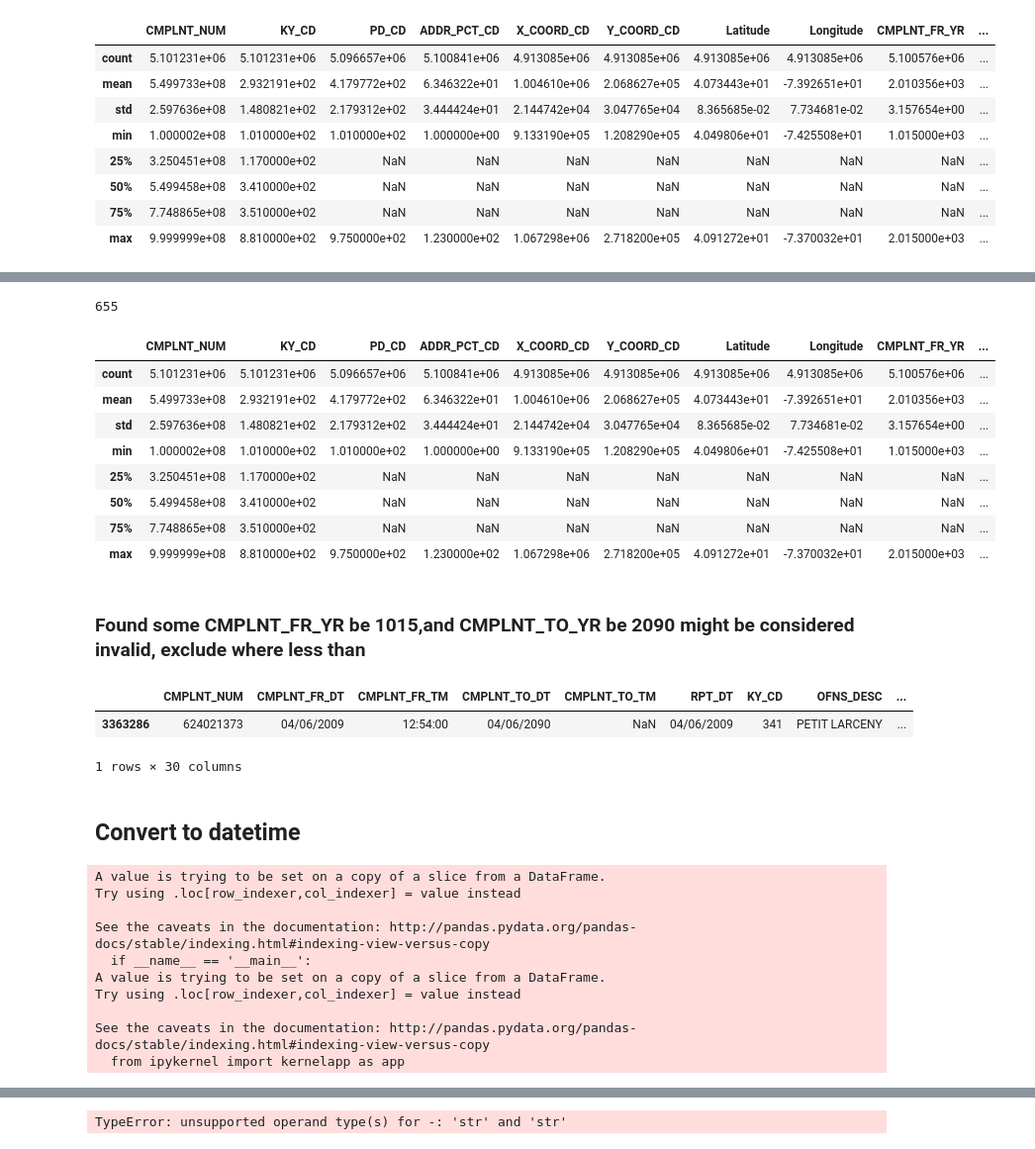
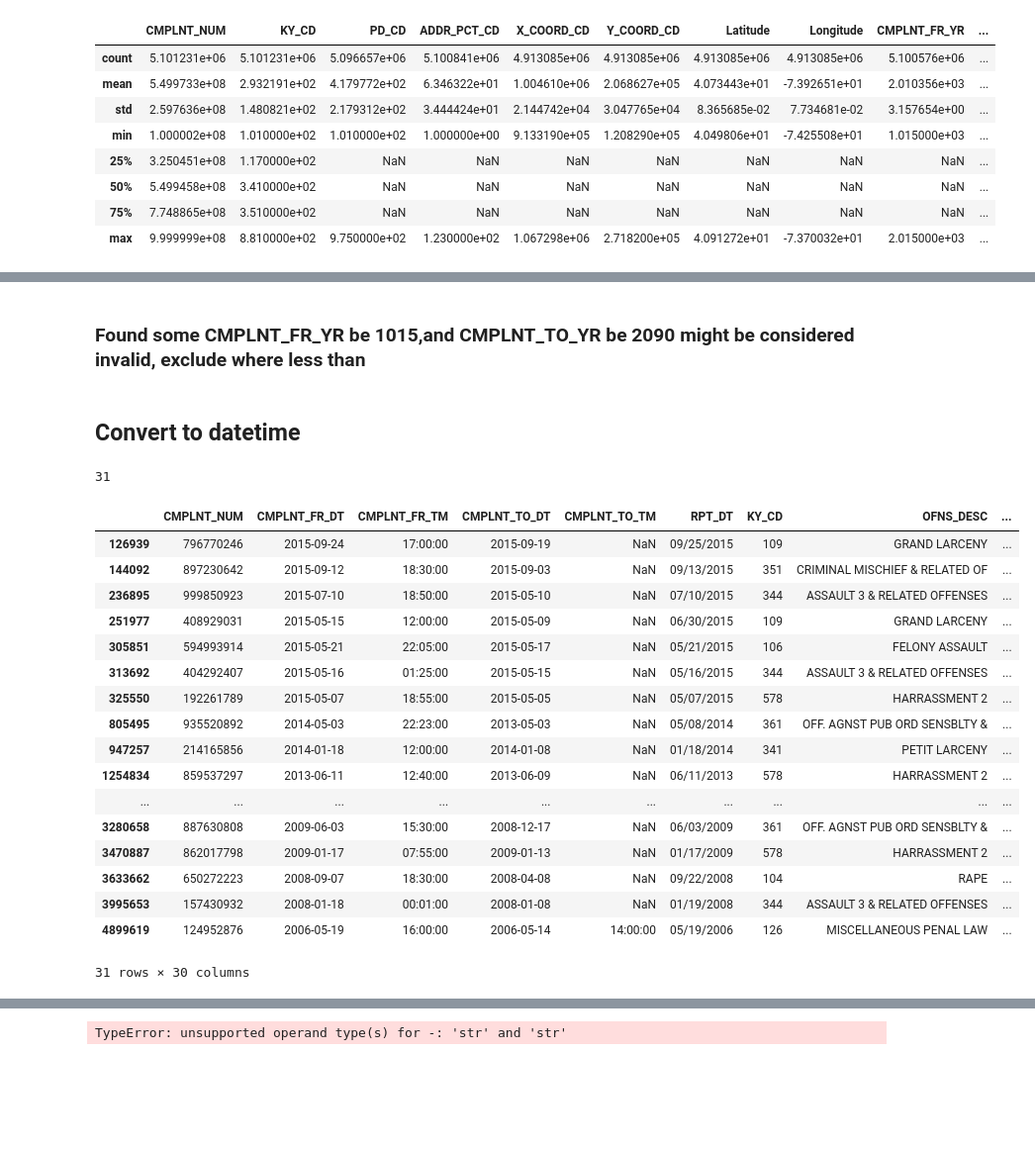
Before and after one commit to WangVictor/BigDataProject, a Jupyter notebook: DataExploration.ipynb, the cells around one changed output, grey strips where cells are left out. Shown at 99% size. Saved outputs shown, nothing was run; the diff lists cells and outputs as text; code cells hidden in the pictures; blank space fills up the shorter version.

Commit message:
add data label and clean

```diff
--- a/DataExploration.ipynb
+++ b/DataExploration.ipynb
@@ -130,3 +125,0 @@ cleaned_data=data[(data["CMPLNT_FR_YR"]>1900) & (data["CMPLNT_TO_YR"]<2020)
-# %%
-cleaned_data["CMPLNT_FR_DT"]=pd.to_datetime(cleaned_data["CMPLNT_FR_DT"],errors="coerce",format="%m/%d/%Y")
-cleaned_data["CMPLNT_TO_DT"]=pd.to_datetime(cleaned_data["CMPLNT_TO_DT"],errors="coerce",format="%m/%d/%Y")
@@ -147 +126,3 @@ cleaned_data.CMPLNT_FR_DT=pd.to_datetime(cleaned_data.CMPLNT_FR_DT,errors="coerc
+# %%
+cleaned_data.drop(cleaned_data.index[drop_index],inplace=True)
 # %%
@@ -167,26 +140,2 @@ dtype: object
-# %%
-sum(data.CMPLNT_FR_DT.isnull())
-# %% [output]
-655
-# %%
-data.describe()
-# %% [output]
-|  | CMPLNT_NUM | KY_CD | PD_CD | ADDR_PCT_CD | X_COORD_CD | Y_COORD_CD | Latitude | Longitude | CMPLNT_FR_YR | ... |
-| count | 5.101231e+06 | 5.101231e+06 | 5.096657e+06 | 5.100841e+06 | 4.913085e+06 | 4.913085e+06 | 4.913085e+06 | 4.913085e+06 | 5.100576e+06 | ... |
-| mean | 5.499733e+08 | 2.932191e+02 | 4.179772e+02 | 6.346322e+01 | 1.004610e+06 | 2.068627e+05 | 4.073443e+01 | -7.392651e+01 | 2.010356e+03 | ... |
-| std | 2.597636e+08 | 1.480821e+02 | 2.179312e+02 | 3.444424e+01 | 2.144742e+04 | 3.047765e+04 | 8.365685e-02 | 7.734681e-02 | 3.157654e+00 | ... |
-| min | 1.000002e+08 | 1.010000e+02 | 1.010000e+02 | 1.000000e+00 | 9.133190e+05 | 1.208290e+05 | 4.049806e+01 | -7.425508e+01 | 1.015000e+03 | ... |
-| 25% | 3.250451e+08 | 1.170000e+02 | NaN | NaN | NaN | NaN | NaN | NaN | NaN | ... |
-| 50% | 5.499458e+08 | 3.410000e+02 | NaN | NaN | NaN | NaN | NaN | NaN | NaN | ... |
-| 75% | 7.748865e+08 | 3.510000e+02 | NaN | NaN | NaN | NaN | NaN | NaN | NaN | ... |
-| max | 9.999999e+08 | 8.810000e+02 | 9.750000e+02 | 1.230000e+02 | 1.067298e+06 | 2.718200e+05 | 4.091272e+01 | -7.370032e+01 | 2.015000e+03 | ... |
 # %% [markdown]
 ### Found some CMPLNT_FR_YR be 1015,and CMPLNT_TO_YR be 2090 might be considered invalid, exclude where less than
-# %%
-data[data["CMPLNT_TO_YR"]>2020]
-# %% [output]
-|  | CMPLNT_NUM | CMPLNT_FR_DT | CMPLNT_FR_TM | CMPLNT_TO_DT | CMPLNT_TO_TM | RPT_DT | KY_CD | OFNS_DESC | ... |
-| 3363286 | 624021373 | 04/06/2009 | 12:54:00 | 04/06/2090 | NaN | 04/06/2009 | 341 | PETIT LARCENY | ... |
-1 rows × 30 columns
-# %%
-cleaned_data=data[(data["CMPLNT_FR_YR"]>1900) & (data["CMPLNT_TO_YR"]<2020)]
@@ -197,15 +146,31 @@ sum(cleaned_data.CMPLNT_FR_DT.isnull())
+# %%
+cleaned_data.CMPLNT_TO_DT = pd.to_datetime(cleaned_data.CMPLNT_TO_DT,errors="coerce",format="%m/%d/%Y")
+# %%
+sum(((cleaned_data.CMPLNT_FR_DT-cleaned_data.CMPLNT_TO_DT)/np.timedelta64(1, 'D'))>0)
+# %% [output]
+31
+# %%
+cleaned_data[((cleaned_data.CMPLNT_FR_DT-cleaned_data.CMPLNT_TO_DT)/np.timedelta64(1, 'D'))>0]
+# %% [output]
+|  | CMPLNT_NUM | CMPLNT_FR_DT | CMPLNT_FR_TM | CMPLNT_TO_DT | CMPLNT_TO_TM | RPT_DT | KY_CD | OFNS_DESC | ... |
+| 126939 | 796770246 | 2015-09-24 | 17:00:00 | 2015-09-19 | NaN | 09/25/2015 | 109 | GRAND LARCENY | ... |
+| 144092 | 897230642 | 2015-09-12 | 18:30:00 | 2015-09-03 | NaN | 09/13/2015 | 351 | CRIMINAL MISCHIEF & RELATED OF | ... |
+| 236895 | 999850923 | 2015-07-10 | 18:50:00 | 2015-05-10 | NaN | 07/10/2015 | 344 | ASSAULT 3 & RELATED OFFENSES | ... |
+| 251977 | 408929031 | 2015-05-15 | 12:00:00 | 2015-05-09 | NaN | 06/30/2015 | 109 | GRAND LARCENY | ... |
+| 305851 | 594993914 | 2015-05-21 | 22:05:00 | 2015-05-17 | NaN | 05/21/2015 | 106 | FELONY ASSAULT | ... |
+| 313692 | 404292407 | 2015-05-16 | 01:25:00 | 2015-05-15 | NaN | 05/16/2015 | 344 | ASSAULT 3 & RELATED OFFENSES | ... |
+| 325550 | 192261789 | 2015-05-07 | 18:55:00 | 2015-05-05 | NaN | 05/07/2015 | 578 | HARRASSMENT 2 | ... |
+| 805495 | 935520892 | 2014-05-03 | 22:23:00 | 2013-05-03 | NaN | 05/08/2014 | 361 | OFF. AGNST PUB ORD SENSBLTY & | ... |
+| 947257 | 214165856 | 2014-01-18 | 12:00:00 | 2014-01-08 | NaN | 01/18/2014 | 341 | PETIT LARCENY | ... |
+| 1254834 | 859537297 | 2013-06-11 | 12:40:00 | 2013-06-09 | NaN | 06/11/2013 | 578 | HARRASSMENT 2 | ... |
+| ... | ... | ... | ... | ... | ... | ... | ... | ... | ... |
+| 3280658 | 887630808 | 2009-06-03 | 15:30:00 | 2008-12-17 | NaN | 06/03/2009 | 361 | OFF. AGNST PUB ORD SENSBLTY & | ... |
+| 3470887 | 862017798 | 2009-01-17 | 07:55:00 | 2009-01-13 | NaN | 01/17/2009 | 578 | HARRASSMENT 2 | ... |
+| 3633662 | 650272223 | 2008-09-07 | 18:30:00 | 2008-04-08 | NaN | 09/22/2008 | 104 | RAPE | ... |
+| 3995653 | 157430932 | 2008-01-18 | 00:01:00 | 2008-01-08 | NaN | 01/19/2008 | 344 | ASSAULT 3 & RELATED OFFENSES | ... |
+| 4899619 | 124952876 | 2006-05-19 | 16:00:00 | 2006-05-14 | 14:00:00 | 05/19/2006 | 126 | MISCELLANEOUS PENAL LAW | ... |
+31 rows × 30 columns
 # %%
-cleaned_data["begin_datetime"]=cleaned_data.CMPLNT_FR_DT+" "+cleaned_data.CMPLNT_FR_TM
-cleaned_data["end_datetime"]=cleaned_data.CMPLNT_TO_DT+" "+cleaned_data.CMPLNT_TO_TM
+# cleaned_data["begin_datetime"]=cleaned_data.CMPLNT_FR_DT+" "+cleaned_data.CMPLNT_FR_TM
+# cleaned_data["end_datetime"]=cleaned_data.CMPLNT_TO_DT+" "+cleaned_data.CMPLNT_TO_TM
-# %% [output]
-A value is trying to be set on a copy of a slice from a DataFrame.
-Try using .loc[row_indexer,col_indexer] = value instead
-
-See the caveats in the documentation: http://pandas.pydata.org/pandas-docs/stable/indexing.html#indexing-view-versus-copy
-  if __name__ == '__main__':
-A value is trying to be set on a copy of a slice from a DataFrame.
-Try using .loc[row_indexer,col_indexer] = value instead
-
-See the caveats in the documentation: http://pandas.pydata.org/pandas-docs/stable/indexing.html#indexing-view-versus-copy
-  from ipykernel import kernelapp as app
 # %%
```
Also changed, not shown: parts of 29 cells of this notebook, 2 other files.
